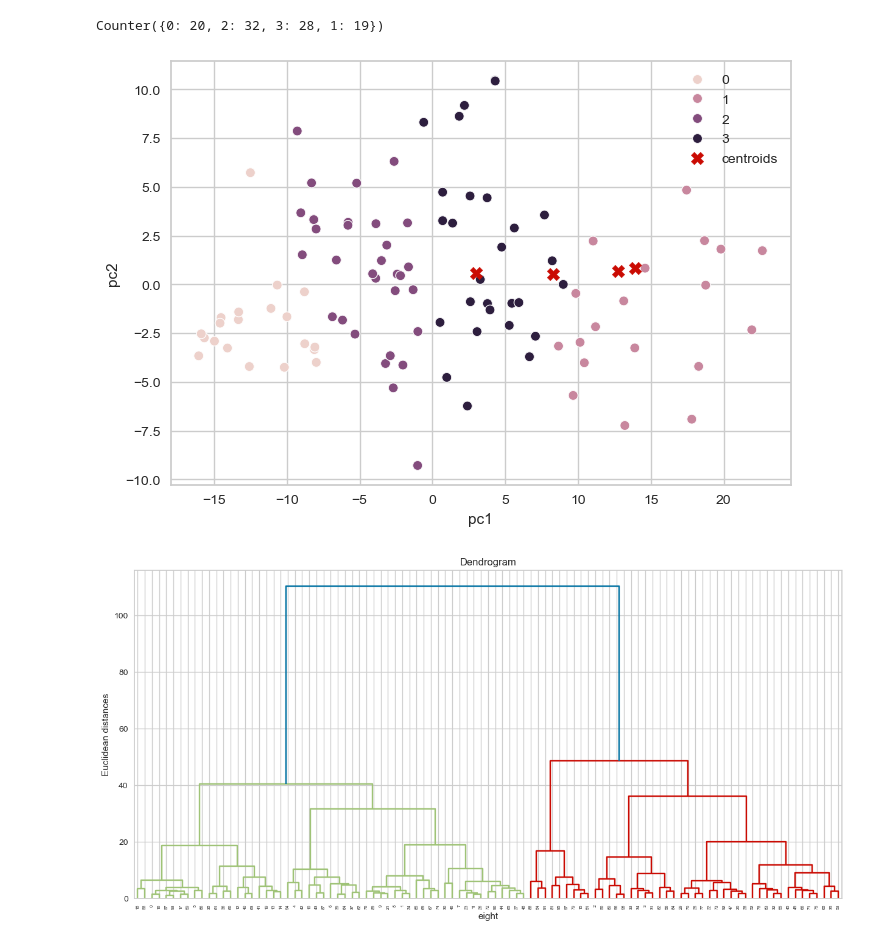
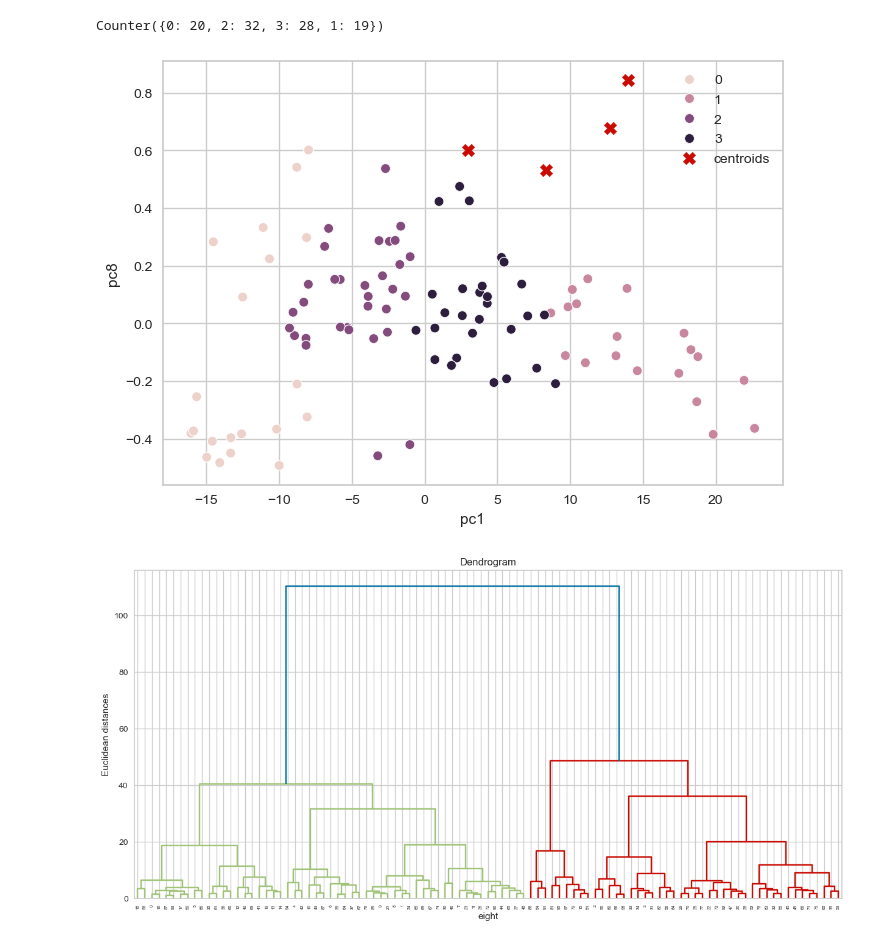
Before and after one commit to rohith4088/EV_SEGMENTATION, a Jupyter notebook: segmentation2.ipynb, the cells around one changed output. Cells and saved outputs as stored; diff of their text form; code cells hidden in the pictures.

```diff
--- a/segmentation2.ipynb
+++ b/segmentation2.ipynb
@@ -337,13 +342,13 @@ Counter(kmeans.labels_)
 Counter({0: 20, 2: 32, 3: 28, 1: 19})
 # %%
 #Visulazing clusters using scatter plot
-sns.scatterplot(data=pf, x="pc1", y="pc2", hue=kmeans.labels_)#the x and y are the "names" parameter in the pca analysis cell
+sns.scatterplot(data=pf, x="pc1", y="pc8", hue=kmeans.labels_)#the x and y are the "names" parameter in the pca analysis cell
 plt.scatter(kmeans.cluster_centers_[:,0], kmeans.cluster_centers_[:,1],
             marker="X", c="r", s=80, label="centroids")
 plt.legend()
 plt.show()
 # %% [output]
-[figure, old version]
+[figure, new version]
 # %%
 #agglomarative clustering
 plt.figure(figsize=(15,7))
```
Also changed, not shown: parts of 1 cell of this notebook, 1 other file.
